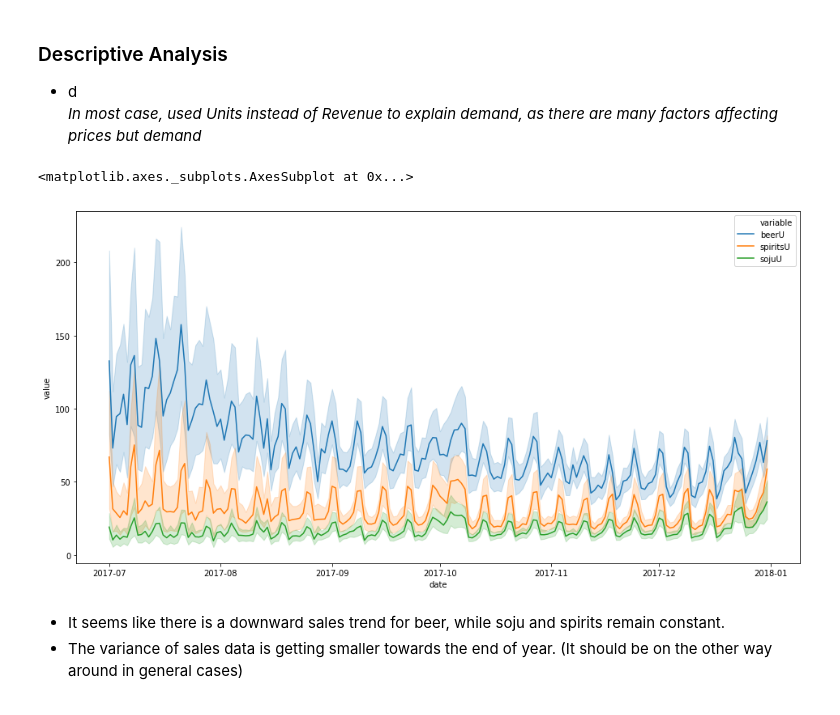
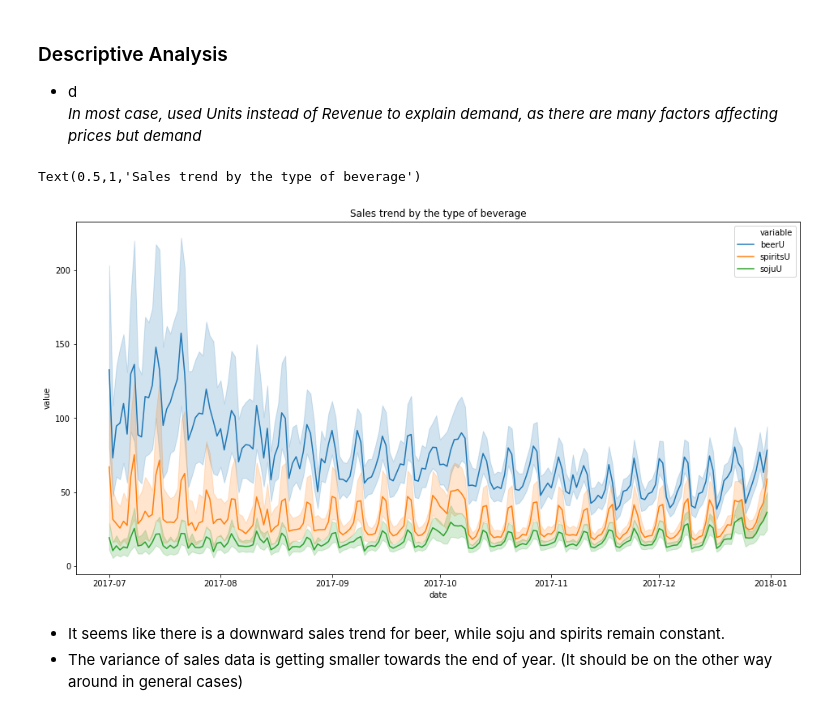
Before and after one commit to kookoowaa/Projects, a Jupyter notebook: WB project/Report.ipynb, the cells around one changed output. Saved outputs shown, nothing was run; the diff lists cells and outputs as text; code cells hidden in the pictures.

```diff
--- a/WB project/Report.ipynb
+++ b/WB project/Report.ipynb
@@ -160,10 +165,11 @@ dtype: int64
 # %%
 dataLong = data.melt(['barId', 'date', 'segment'])
 # convert data into long format to easily visualize
 sns.lineplot(data=dataLong[dataLong['variable'].isin(['sojuU', 'beerU', 'spiritsU'])], x = 'date', y='value', hue='variable')
+plt.title("Sales trend by the type of beverage")
 # %% [output]
-<matplotlib.axes._subplots.AxesSubplot at 0x...>
+Text(0.5,1,'Sales trend by the type of beverage')
-[figure, old version]
+[figure, new version]
 # %% [markdown]
 - It seems like there is a downward sales trend for beer, while soju and spirits remain constant.
 - The variance of sales data is getting smaller towards the end of year. (It should be on the other way around in general cases)
```
Also changed, not shown: parts of 28 cells of this notebook.
